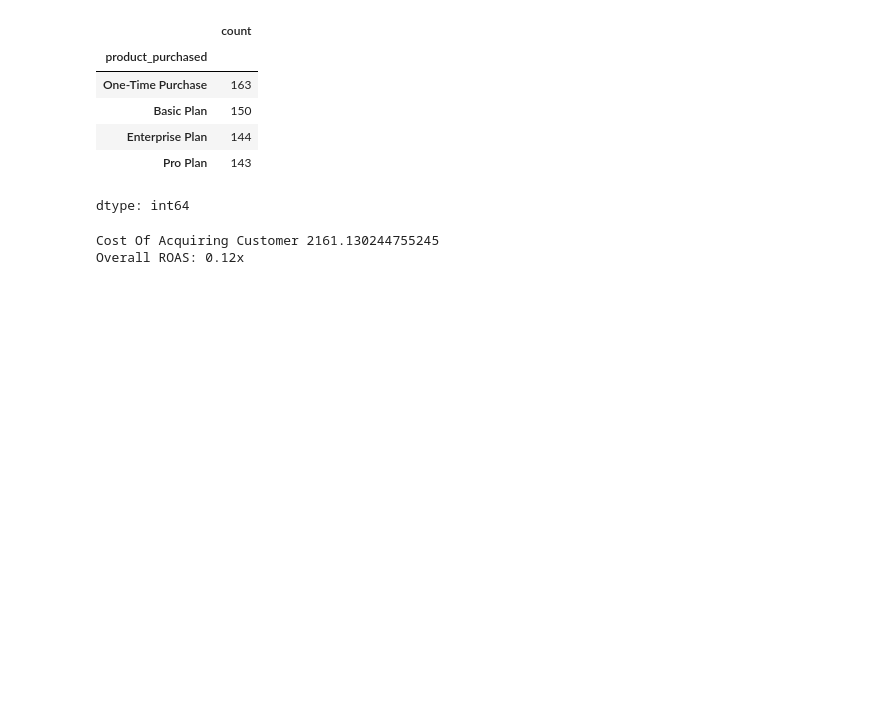
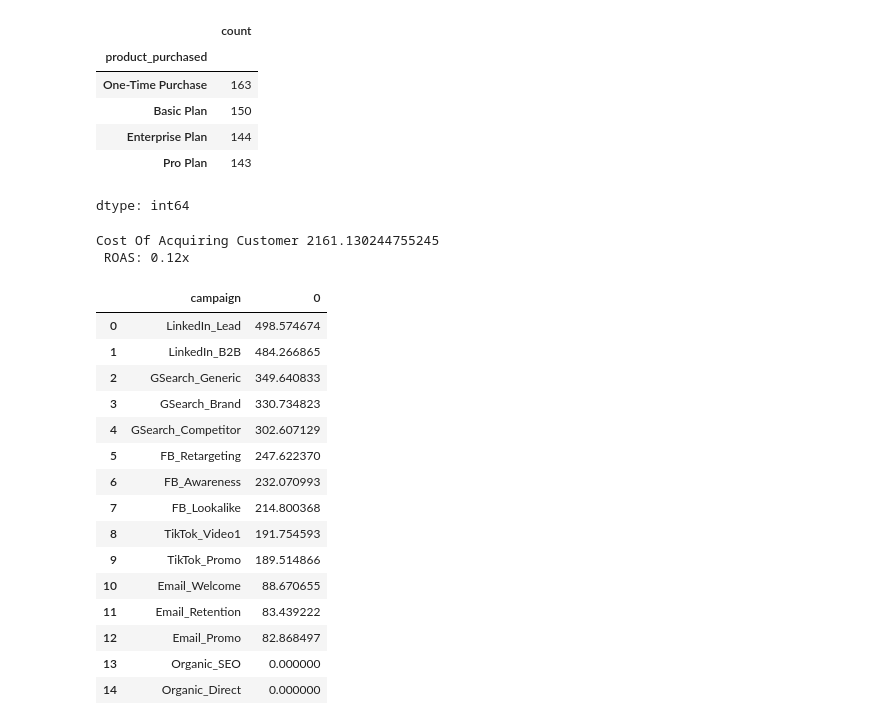
Before and after one commit to banerjee109/Infotact-Data-Team-2, a Jupyter notebook: Assignmenet_1_Roughbook.ipynb, the cells around one changed output. Cells and saved outputs as stored; diff of their text form; code cells hidden in the pictures; blank space fills up the shorter version.

Commit message:
Created all key metrics in marketing_performance_df to assess marketing performance from a  campaign,channel and cost level.

```diff
--- a/Assignmenet_1_Roughbook.ipynb
+++ b/Assignmenet_1_Roughbook.ipynb
@@ -673,27 +673,88 @@ dtype: int64
 # %%
 import pandas as pd
 import numpy as np
+import matplotlib.pyplot as plt
+import seaborn as sns
 ad_spend_copy=ad_spend_df.copy()
 web_log_copy=web_log_df.copy()
 crm_copy=crm_df.copy()
 crm_copy.head(2)
 ad_summary = ad_spend_df.groupby(["channel", "campaign"], as_index=False).agg(total_spend=("amount_spent_usd", "sum"),total_clicks=("clicks", "sum"),total_impressions=("impressions", "sum"))
 web_summary = web_log_df.groupby(["channel", "utm_campaign"], as_index=False).agg(total_sessions=("session_id", "nunique"),avg_session_duration=("session_duration_sec", "mean"))
 crm_summary = crm_df.groupby(["last_touch_channel", "last_touch_campaign"], as_index=False).agg(total_revenue=("revenue_usd", "sum"),total_customers=("customer_id", "nunique"))
 marketing_performance_df =ad_summary.merge(web_summary,left_on=["channel", "campaign"],right_on=["channel", "utm_campaign"],how="left").merge(crm_summary,left_on=["channel", "campaign"],right_on=["last_touch_channel", "last_touch_campaign"],how="left")
 marketing_performance_df.head(3)
 marketing_performance_df.columns
 (marketing_performance_df["channel"] == marketing_performance_df["last_touch_channel"]).all()
 (marketing_performance_df["campaign"] == marketing_performance_df["utm_campaign"]).all()
 (marketing_performance_df["campaign"] == marketing_performance_df["last_touch_campaign"]).all()
 marketing_performance_df.drop(columns=["utm_campaign","last_touch_channel","last_touch_campaign"], inplace=True)
 marketing_performance_df.head(2)
 cac= marketing_performance_df["total_spend"].sum() / marketing_performance_df["total_customers"].sum()
 print("Cost Of Acquiring Customer", cac)
 marketing_performance_df.head(2)
-roas= (marketing_performance_df["total_revenue"].sum()/marketing_performance_df["total_spend"].sum())
+roas= marketing_performance_df["total_revenue"].sum()/marketing_performance_df["total_spend"].sum()
 roas
-print(f"Overall ROAS: {roas:.2f}x")
+print(f" ROAS: {roas:.2f}x")
+channelwise_roas=marketing_performance_df.groupby("channel")["total_revenue"].sum()/marketing_performance_df.groupby("channel")["total_spend"].sum()
+channelwise_roas
+campaignwise_roas=marketing_performance_df.groupby("campaign")["total_revenue"].sum()/marketing_performance_df.groupby("campaign")["total_spend"].sum()
+campaignwise_roas.sort_values(ascending=False).reset_index()
+##Conversion Rate
+marketing_performance_df.head()
+revenue_by_channel=marketing_performance_df.groupby("channel")["total_revenue"].sum()
+spend_by_channel=marketing_performance_df.groupby("channel")["total_spend"].sum()
+channelwise_roas=revenue_by_channel/spend_by_channel
+channelwise_roas
+##CAC by Channel
+channelwise_cac = marketing_performance_df.groupby("channel")["total_spend"].sum()/marketing_performance_df.groupby("channel")["total_customers"].sum()
+channelwise_cac.sort_values(ascending=False).reset_index()
+
+##Conversion Rate
+marketing_performance_df.head()
+conversion_rate =marketing_performance_df["total_customers"].sum()/marketing_performance_df["total_sessions"].sum()
+conversion_rate
+channelwise_conversion_rate = marketing_performance_df.groupby("channel")["total_customers"].sum()/marketing_performance_df.groupby("channel")["total_sessions"].sum()
+channelwise_conversion_rate.sort_values(ascending=False).reset_index()
+campaignwise_conversion_rate = marketing_performance_df.groupby("campaign")["total_customers"].sum()/marketing_performance_df.groupby("campaign")["total_sessions"].sum()
+campaignwise_conversion_rate.sort_values(ascending=False).reset_index()
+##Revenue per Session
+revenue_per_session = marketing_performance_df["total_revenue"].sum()/marketing_performance_df["total_sessions"].sum()
+revenue_per_session
+##Revenue per Customer
+marketing_performance_df.head()
+revenue_per_customer= marketing_performance_df["total_revenue"].sum()/marketing_performance_df["total_customers"].sum()
+revenue_per_customer
+channelwise_revenue_per_customer = marketing_performance_df.groupby("channel")["total_revenue"].sum()/marketing_performance_df.groupby("channel")["total_customers"].sum()
+channelwise_revenue_per_customer.sort_values(ascending=False).reset_index()
+campaignwise_revenue_per_customer = marketing_performance_df.groupby("campaign")["total_revenue"].sum()/marketing_performance_df.groupby("campaign")["total_customers"].sum()
+campaignwise_revenue_per_customer
+
+##Cost per session
+marketing_performance_df.head()
+cost_per_session=marketing_performance_df["total_spend"].sum()/marketing_performance_df["total_sessions"].sum()
+cost_per_session
+channelwise_cost_per_session = marketing_performance_df.groupby("channel")["total_spend"].sum()/marketing_performance_df.groupby("channel")["total_sessions"].sum()
+channelwise_cost_per_session
+marketing_performance_df.head()
+campaignwise_cost_per_session = marketing_performance_df.groupby("campaign")["total_spend"].sum()/marketing_performance_df.groupby("campaign")["total_sessions"].sum()
+campaignwise_cost_per_session.sort_values(ascending=False).reset_index()
 # %% [output]
 Cost Of Acquiring Customer 2161.130244755245
-Overall ROAS: 0.12x
+ ROAS: 0.12x
+|  | campaign | 0 |
+| 0 | LinkedIn_Lead | 498.574674 |
+| 1 | LinkedIn_B2B | 484.266865 |
+| 2 | GSearch_Generic | 349.640833 |
+| 3 | GSearch_Brand | 330.734823 |
+| 4 | GSearch_Competitor | 302.607129 |
+| 5 | FB_Retargeting | 247.622370 |
+| 6 | FB_Awareness | 232.070993 |
+| 7 | FB_Lookalike | 214.800368 |
+| 8 | TikTok_Video1 | 191.754593 |
+| 9 | TikTok_Promo | 189.514866 |
+| 10 | Email_Welcome | 88.670655 |
+| 11 | Email_Retention | 83.439222 |
+| 12 | Email_Promo | 82.868497 |
+| 13 | Organic_SEO | 0.000000 |
+| 14 | Organic_Direct | 0.000000 |
```
